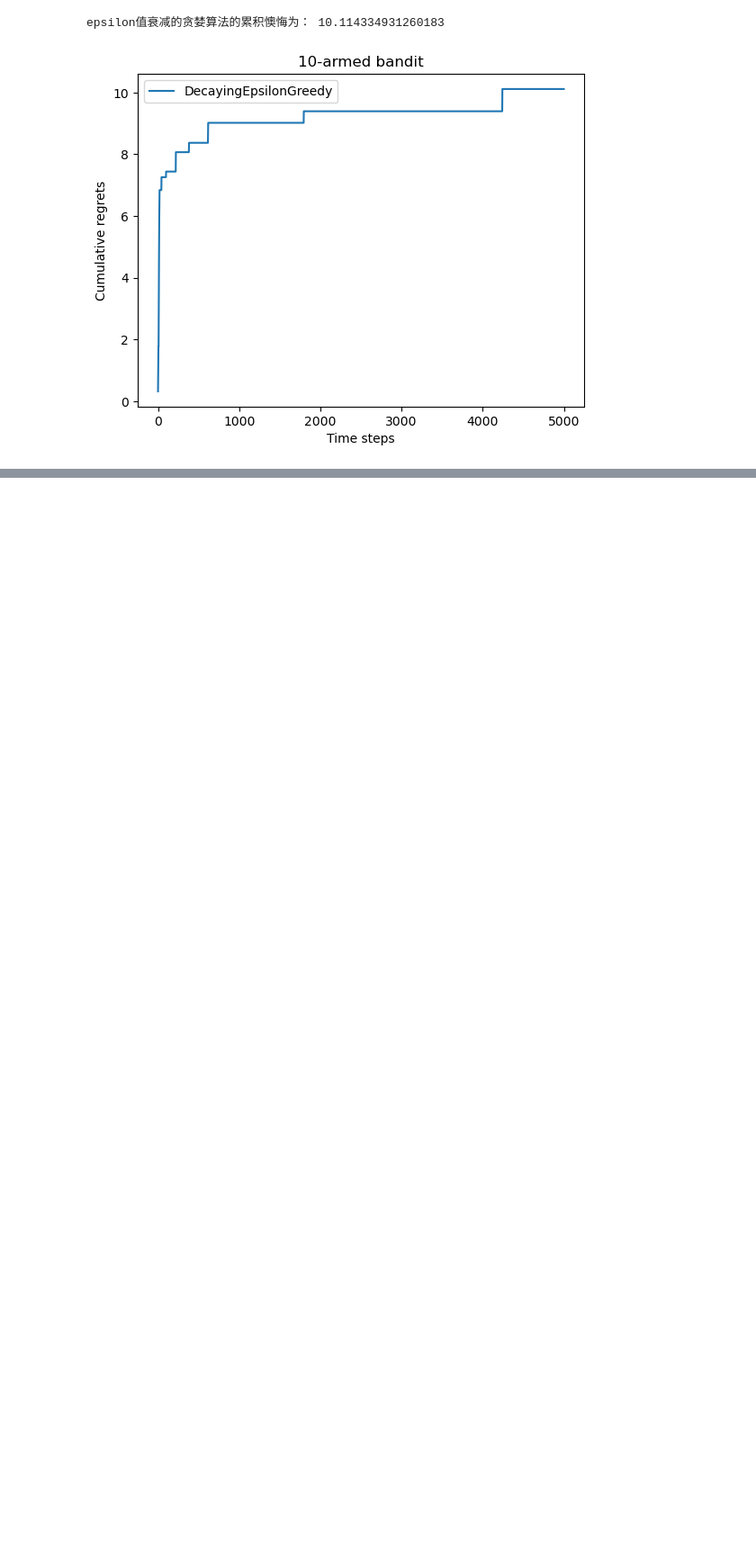
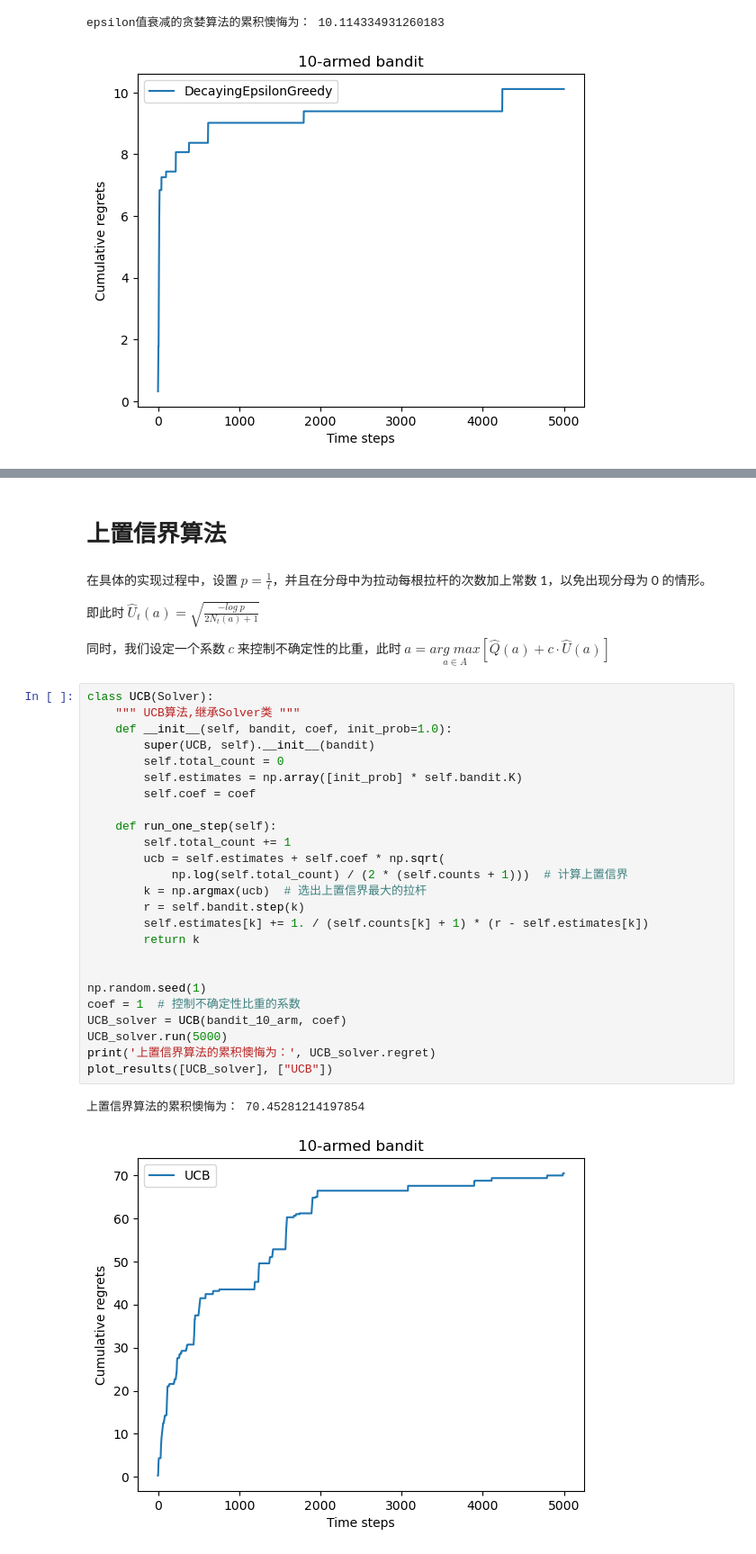
Before and after one commit to CorneliusDeng/UESTC, a Jupyter notebook: Dive Into RL/K-armed bandit.ipynb, the cells around one changed output, grey strips where cells are left out. Shown at 90% size. Saved outputs shown, nothing was run; the diff lists cells and outputs as text; blank space fills up the shorter version.

```diff
--- a/Dive Into RL/K-armed bandit.ipynb
+++ b/Dive Into RL/K-armed bandit.ipynb
@@ -139,0 +157,36 @@ epsilon值衰减的贪婪算法的累积懊悔为： 10.114334931260183
+# %% [markdown]
+# 上置信界算法
+# %% [markdown]
+在具体的实现过程中，设置 $p = \frac{1}{t}$，并且在分母中为拉动每根拉杆的次数加上常数 1，以免出现分母为 0 的情形。
+
+即此时 $\widehat{U}_t(a)=\sqrt{\frac{-log\;p}{2N_t(a)+1}}$
+
+同时，我们设定一个系数 $c$ 来控制不确定性的比重，此时 $a=\underset{a \in A}{arg\;max}[\widehat{Q}(a)+c \cdot \widehat{U}(a)]$
+# %%
+class UCB(Solver):
+    """ UCB算法,继承Solver类 """
+    def __init__(self, bandit, coef, init_prob=1.0):
+        super(UCB, self).__init__(bandit)
+        self.total_count = 0
+        self.estimates = np.array([init_prob] * self.bandit.K)
+        self.coef = coef
+
+    def run_one_step(self):
+        self.total_count += 1
+        ucb = self.estimates + self.coef * np.sqrt(
+            np.log(self.total_count) / (2 * (self.counts + 1)))  # 计算上置信界
+        k = np.argmax(ucb)  # 选出上置信界最大的拉杆
+        r = self.bandit.step(k)
+        self.estimates[k] += 1. / (self.counts[k] + 1) * (r - self.estimates[k])
+        return k
+
+
+np.random.seed(1)
+coef = 1  # 控制不确定性比重的系数
+UCB_solver = UCB(bandit_10_arm, coef)
+UCB_solver.run(5000)
+print('上置信界算法的累积懊悔为：', UCB_solver.regret)
+plot_results([UCB_solver], ["UCB"])
+# %% [output]
+上置信界算法的累积懊悔为： 70.45281214197854
+[figure, added]
```
Also changed, not shown: parts of 12 cells of this notebook, 1 other file.
